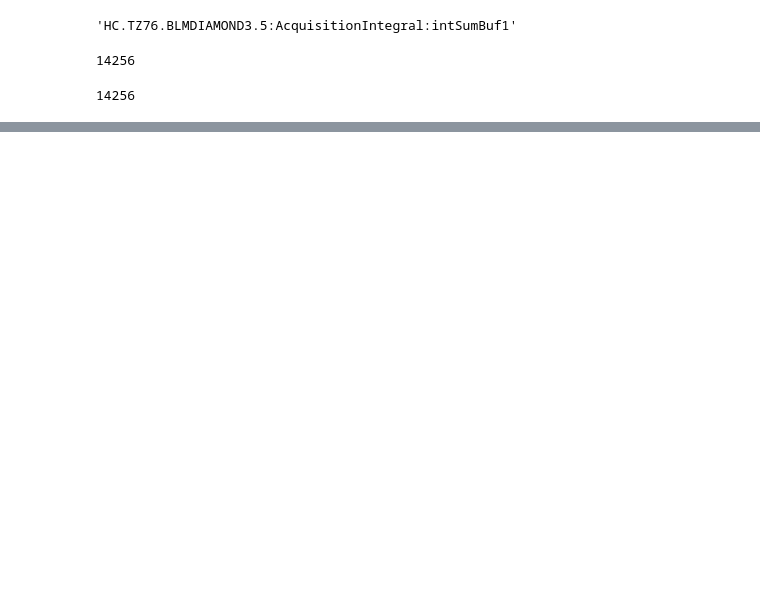
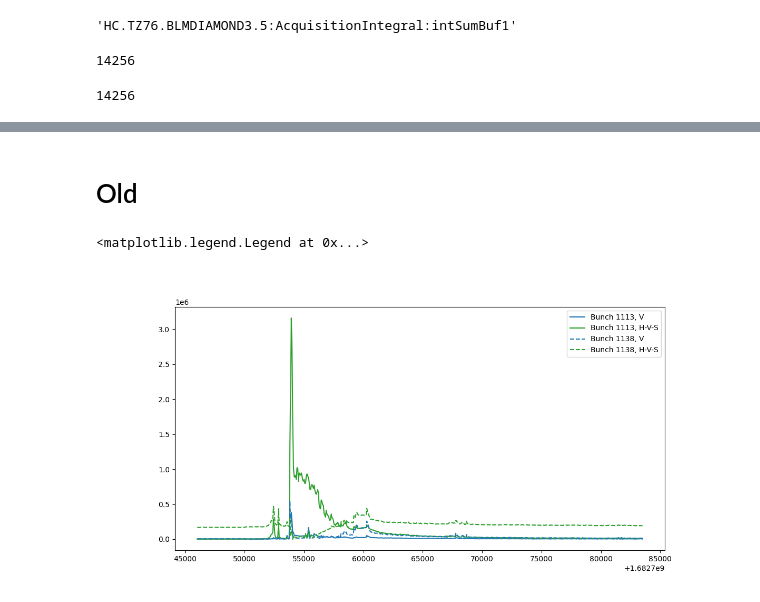
Before and after one commit to pbelange/WireDAQ, a Jupyter notebook: 222_test_dblm_baseline.ipynb, the cells around one changed output, grey strips where cells are left out. Drawn from its saved outputs; the diff is of its cells as text; code cells hidden in the pictures; blank space fills up the shorter version.

```diff
--- a/222_test_dblm_baseline.ipynb
+++ b/222_test_dblm_baseline.ipynb
@@ -200,12 +214,16 @@ beam.dBLM_Amp['V']
+# %% [markdown]
+# Old
 # %%
-beam = beams[1]
-bunches = [1334,1335]
 
-plt.figure()
+
+plt.figure(figsize=(12,6))
 for bunch,ls in zip(bunches,['-','--']):
-    for dblmType,color in zip(['V'],['C0','C2']):#zip(['V','H-V-S'],['C0','C2']):
+    for dblmType,color in zip(['V','H-V-S'],['C0','C2']):
         observable = f'{beam.name}:{dblmType}'
         data = old[observable].dropna().apply(lambda line:line[bunch])
-        plt.plot(data.index/1e9,data.values,ls=ls,color=color)
-
-plt.axvline(data.index[200]/1e9)
+        plt.plot(data.index/1e9,data.values,ls=ls,color=color,label=f'Bunch {bunch}, {dblmType}')
+plt.legend()
+# plt.plot()          a
+# %% [output]
+<matplotlib.legend.Legend at 0x...>
+[figure, added]
```
Also changed, not shown: parts of 11 cells of this notebook, 13 other files.
